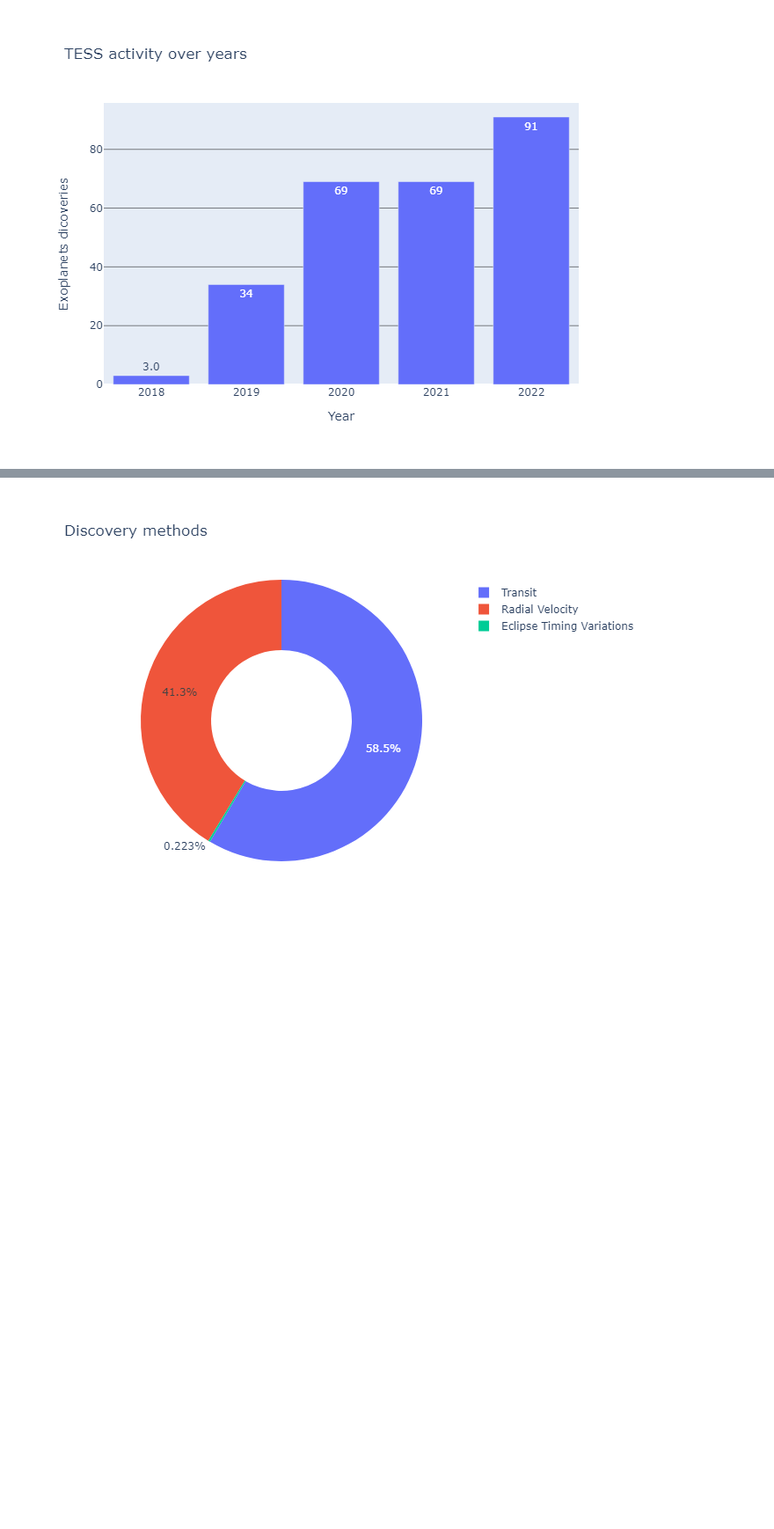
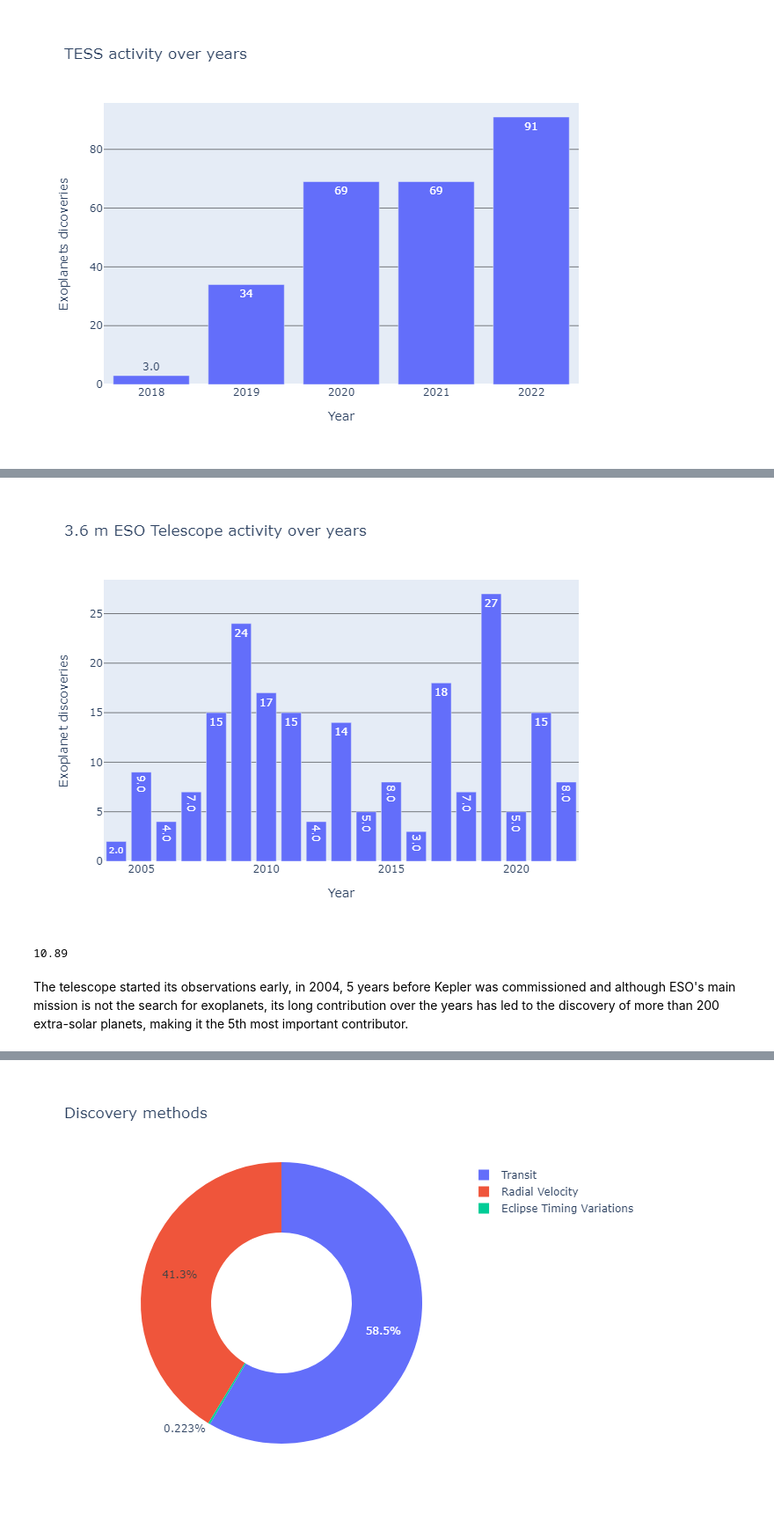
Before and after one commit to Kartmaan/Exoplanets, a Jupyter notebook: exoplanets.ipynb, the cells around one changed output, grey strips where cells are left out. Shown: that part at 88% size. Drawn from its saved outputs; the diff is of its cells as text; code cells hidden in the pictures; blank space fills up the shorter version.

```diff
--- a/exoplanets.ipynb
+++ b/exoplanets.ipynb
@@ -609,0 +603,17 @@ title='TESS activity over years')
+# %%
+eso = df.loc[df['disc_telescope'] == '3.6 m ESO Telescope']
+eso = eso['disc_year'].value_counts()
+
+plot_counts(eso,
+x_label='Year',
+y_label='Exoplanet discoveries',
+title='3.6 m ESO Telescope activity over years'
+)
+# %% [output]
+[figure, added]
+# %%
+round(eso.mean(), 2)
+# %% [output]
+10.89
+# %% [markdown]
+The telescope started its observations early, in 2004, 5 years before Kepler was commissioned and although ESO's main mission is not the search for exoplanets, its long contribution over the years has led to the discovery of more than 200 extra-solar planets, making it the 5th most important contributor.
```
Also changed, not shown: parts of 38 cells of this notebook, 1 other file.
